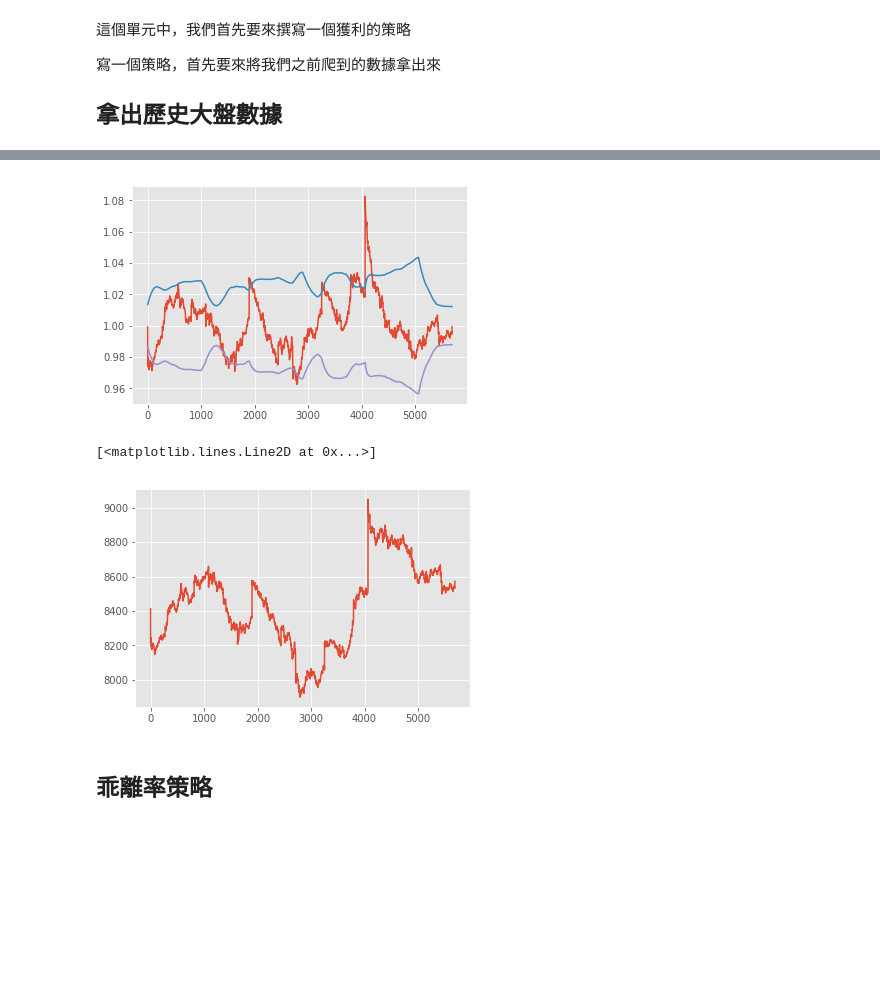
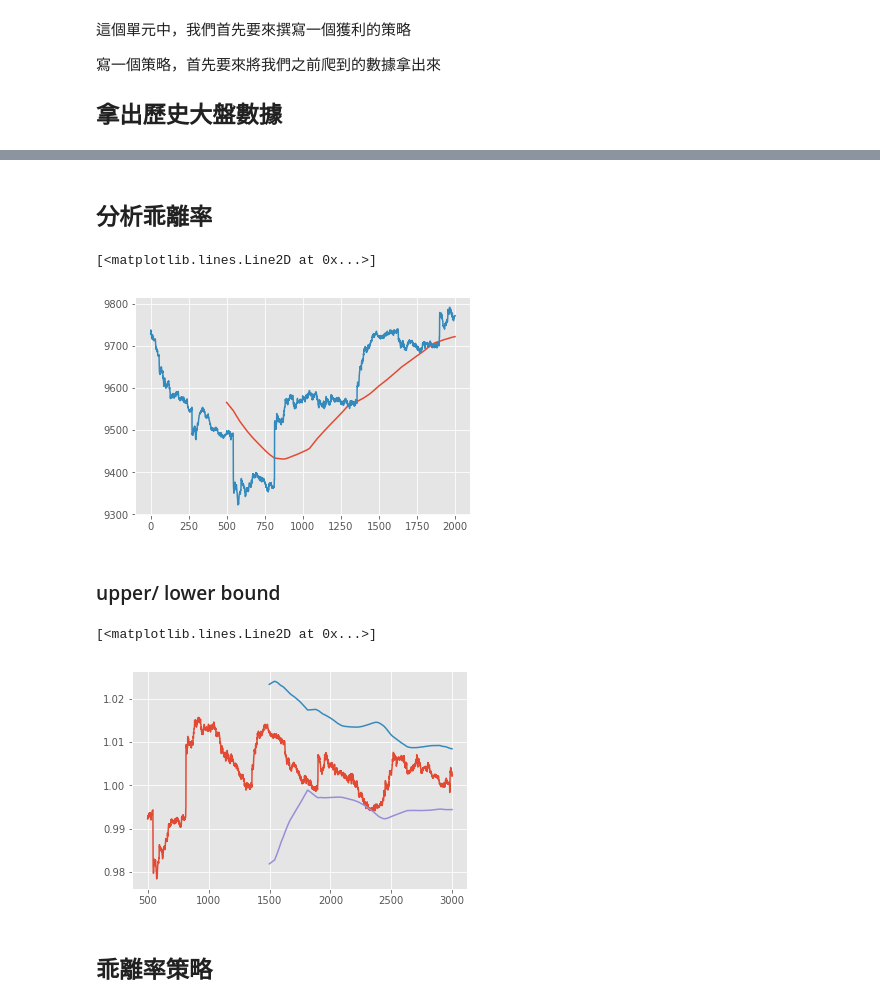
Before and after one commit to CHI-MING-LEE/workspace, a Jupyter notebook: Python_AI_Stock/finlab_course_2019/u04_parameter_optimization.ipynb, the cells around one changed output, grey strips where cells are left out. Drawn from its saved outputs; the diff is of its cells as text; code cells hidden in the pictures; blank space fills up the shorter version.

```diff
--- a/Python_AI_Stock/finlab_course_2019/u04_parameter_optimization.ipynb
+++ b/Python_AI_Stock/finlab_course_2019/u04_parameter_optimization.ipynb
@@ -25,19 +34,29 @@ twii.plot()
+# %% [markdown]
+## 分析乖離率
+# %%
+sma = twii.rolling(500).mean()  # 計算乖離率必須先算出均線
+bias = twii / sma  # 乖離率 -> 股價 / 均線
+
+plt.plot(sma.values[:2000])
+plt.plot(twii.values[:2000])
+# %% [output]
+[<matplotlib.lines.Line2D at 0x...>]
+[figure, added]
+# %% [markdown]
+### upper/ lower bound
 # %%
-sma = twii.rolling(500).mean()
-bias = twii / sma
-ub =1+ bias.rolling(1000).std() * 2
-lb = 1 - bias.rolling(1000).std() * 2
+# 判斷乖離率太高or太低
+ub = bias.rolling(1000).mean() + bias.rolling(1000).std() * 2
+lb = bias.rolling(1000).mean() - bias.rolling(1000).std() * 2
 
-import matplotlib.pyplot as plt
+plt.plot(bias.values[:3000])
+plt.plot(ub.values[:3000])
+plt.plot(lb.values[:3000])
 
-plt.plot(bias['2008-03'].values)
-plt.plot(ub['2008-03'].values)
-plt.plot(lb['2008-03'].values)
-plt.show()
-plt.plot(twii['2008-03'].values)
+# Bias(乖離率)過低的時候(股價在均線下)，頃向漲上來
+# 反之乖離率正很多的時候，股價頃向下跌 -> 可利用這個特性製作策略
 # %% [output]
+[<matplotlib.lines.Line2D at 0x...>]
-[figure, old version]
+[figure, new version]
-[<matplotlib.lines.Line2D at 0x...>]
-[figure, removed]
 # %% [markdown]
 ## 乖離率策略
```
Also changed, not shown: parts of 9 cells of this notebook, 34 other files.
